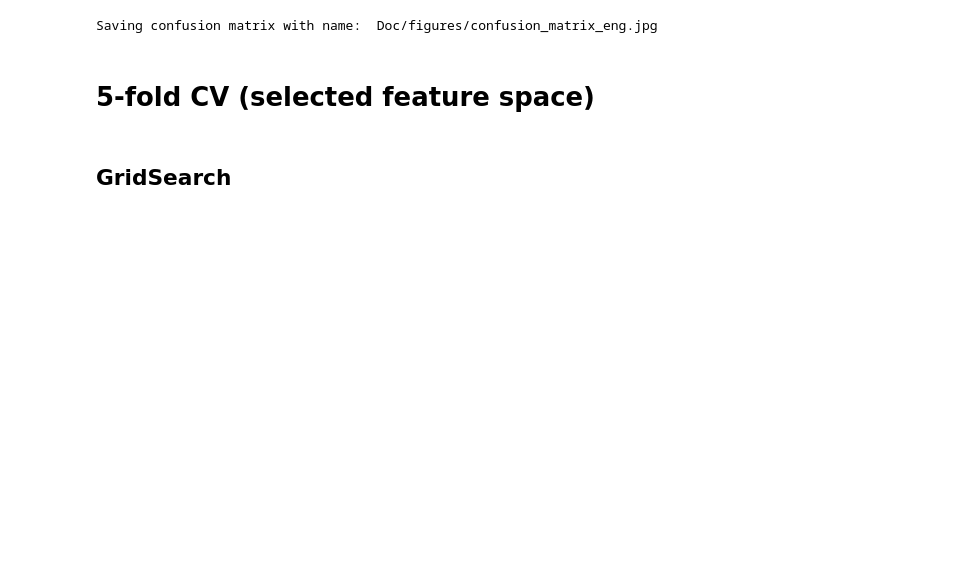
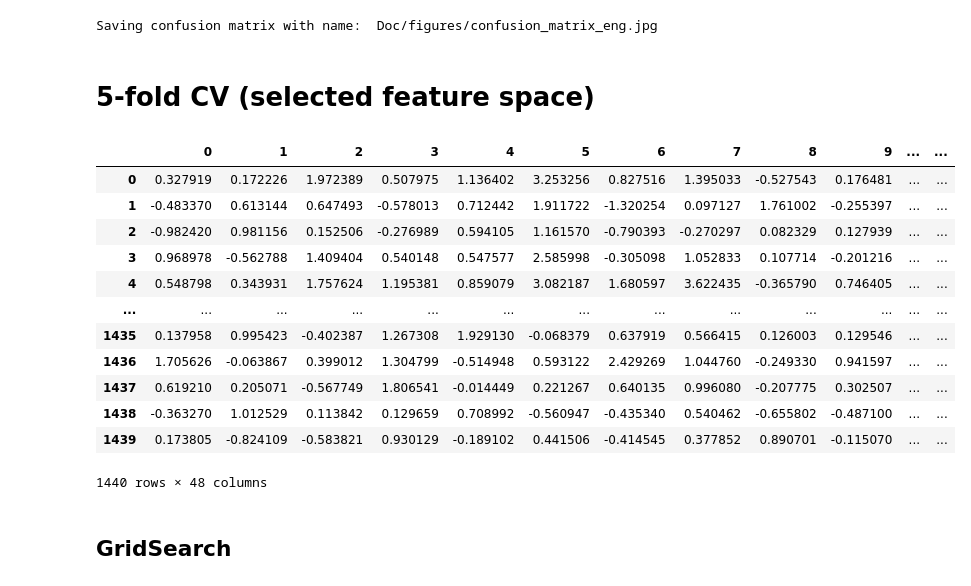
Before and after one commit to vortex2894/speech-emotion-recognition-system, a Jupyter notebook: neutrality-detection-SVM-RBF.ipynb, the cells around one changed output. Cells and saved outputs as stored; diff of their text form; code cells hidden in the pictures; blank space fills up the shorter version.

```diff
--- a/neutrality-detection-SVM-RBF.ipynb
+++ b/neutrality-detection-SVM-RBF.ipynb
@@ -279,6 +280,22 @@ Saving confusion matrix with name:  Doc/figures/confusion_matrix_eng.jpg
 group_members= data_loader.get_k_fold_group_member()
 X_new = pd.DataFrame(X_norm[:,feature_ind])
 X_k_folds, y_k_folds = data_loader.get_custom_k_folds(X_new, y, ID, group_members)
+# %%
+X_new
+# %% [output]
+|  | 0 | 1 | 2 | 3 | 4 | 5 | 6 | 7 | 8 | 9 | ... | ... |
+| 0 | 0.327919 | 0.172226 | 1.972389 | 0.507975 | 1.136402 | 3.253256 | 0.827516 | 1.395033 | -0.527543 | 0.176481 | ... | ... |
+| 1 | -0.483370 | 0.613144 | 0.647493 | -0.578013 | 0.712442 | 1.911722 | -1.320254 | 0.097127 | 1.761002 | -0.255397 | ... | ... |
+| 2 | -0.982420 | 0.981156 | 0.152506 | -0.276989 | 0.594105 | 1.161570 | -0.790393 | -0.270297 | 0.082329 | 0.127939 | ... | ... |
+| 3 | 0.968978 | -0.562788 | 1.409404 | 0.540148 | 0.547577 | 2.585998 | -0.305098 | 1.052833 | 0.107714 | -0.201216 | ... | ... |
+| 4 | 0.548798 | 0.343931 | 1.757624 | 1.195381 | 0.859079 | 3.082187 | 1.680597 | 3.622435 | -0.365790 | 0.746405 | ... | ... |
+| ... | ... | ... | ... | ... | ... | ... | ... | ... | ... | ... | ... | ... |
+| 1435 | 0.137958 | 0.995423 | -0.402387 | 1.267308 | 1.929130 | -0.068379 | 0.637919 | 0.566415 | 0.126003 | 0.129546 | ... | ... |
+| 1436 | 1.705626 | -0.063867 | 0.399012 | 1.304799 | -0.514948 | 0.593122 | 2.429269 | 1.044760 | -0.249330 | 0.941597 | ... | ... |
+| 1437 | 0.619210 | 0.205071 | -0.567749 | 1.806541 | -0.014449 | 0.221267 | 0.640135 | 0.996080 | -0.207775 | 0.302507 | ... | ... |
+| 1438 | -0.363270 | 1.012529 | 0.113842 | 0.129659 | 0.708992 | -0.560947 | -0.435340 | 0.540462 | -0.655802 | -0.487100 | ... | ... |
+| 1439 | 0.173805 | -0.824109 | -0.583821 | 0.930129 | -0.189102 | 0.441506 | -0.414545 | 0.377852 | 0.890701 | -0.115070 | ... | ... |
+1440 rows × 48 columns
 # %% [markdown]
 ## GridSearch
 # %%
```
Also changed, not shown: parts of 16 cells of this notebook, 29 other files.
